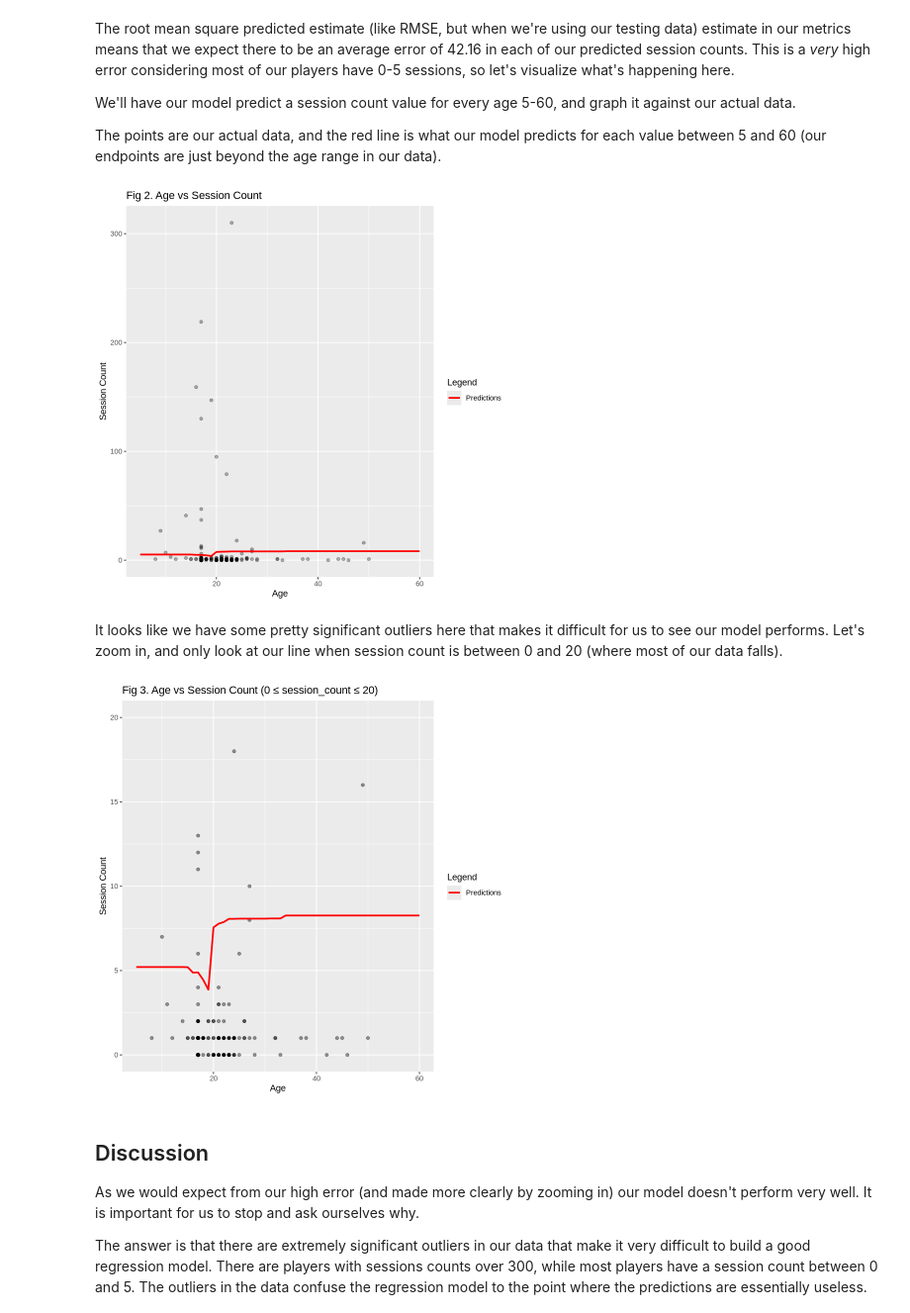
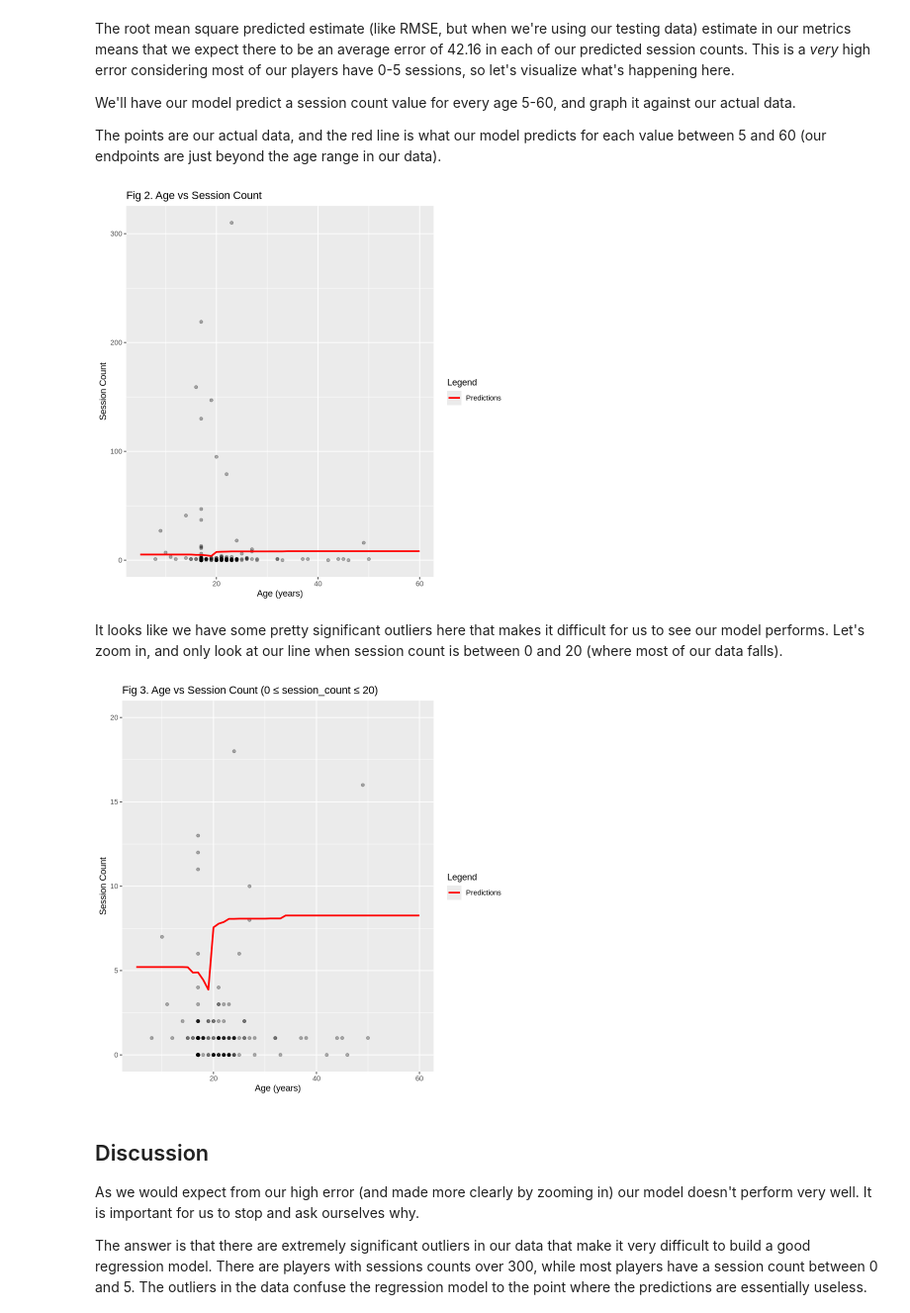
Before and after one commit to harris3315/dsci-100-project, a Jupyter notebook: main.ipynb, the cells around one changed output. Shown at 99% size. Cells and saved outputs as stored; diff of their text form; code cells hidden in the pictures.

```diff
--- a/main.ipynb
+++ b/main.ipynb
@@ -268,30 +268,30 @@ The points are our actual data, and the red line is what our model predicts for
 # %%
 age_pred_grid <- tibble(
     age = seq(
         from = 5,
         to = 60,
         by = 1
     )
 ) # A tibble of all the ages we want to predict: 5-60, with a step of 1.
 
 ps_preds <- new_ps_workflow |>
   predict(age_pred_grid) |>
   bind_cols(age_pred_grid) # attaches the predicted session count to the tibble of the ages we wanted to predict
 
 
 
 ps_plot <- ggplot(combined_session_player_data, aes(x = age, y = session_count)) +
   geom_point(alpha = 0.3) + # sets transparency of the points
   geom_line(data = ps_preds,
             mapping = aes(x = age, y = .pred, color = "Predictions"), # Mapping required to make legend form correctly
             linewidth = 1) +
-  labs(x = "Age", y = "Session Count", color = "Legend") +
+  labs(x = "Age (years)", y = "Session Count", color = "Legend") +
     ggtitle("Fig 2. Age vs Session Count") +
     scale_color_manual(values = c("Predictions" = "red"))
 
 ps_plot
 # %% [output]
-[figure, old version]
+[figure, new version]
 # %% [markdown]
 It looks like we have some pretty significant outliers here that makes it difficult for us to see our model performs. Let's zoom in, and only look at our line when session count is between 0 and 20 (where most of our data falls).
 # %%
@@ -300,7 +300,7 @@ zoomed_in_plot <- ps_plot +
     ggtitle("Fig 3. Age vs Session Count (0 ≤ session_count ≤ 20)")
 zoomed_in_plot
 # %% [output]
-[figure, old version]
+[figure, new version]
 # %% [markdown]
 ## Discussion
 
```
Also changed, not shown: parts of 2 cells of this notebook.
